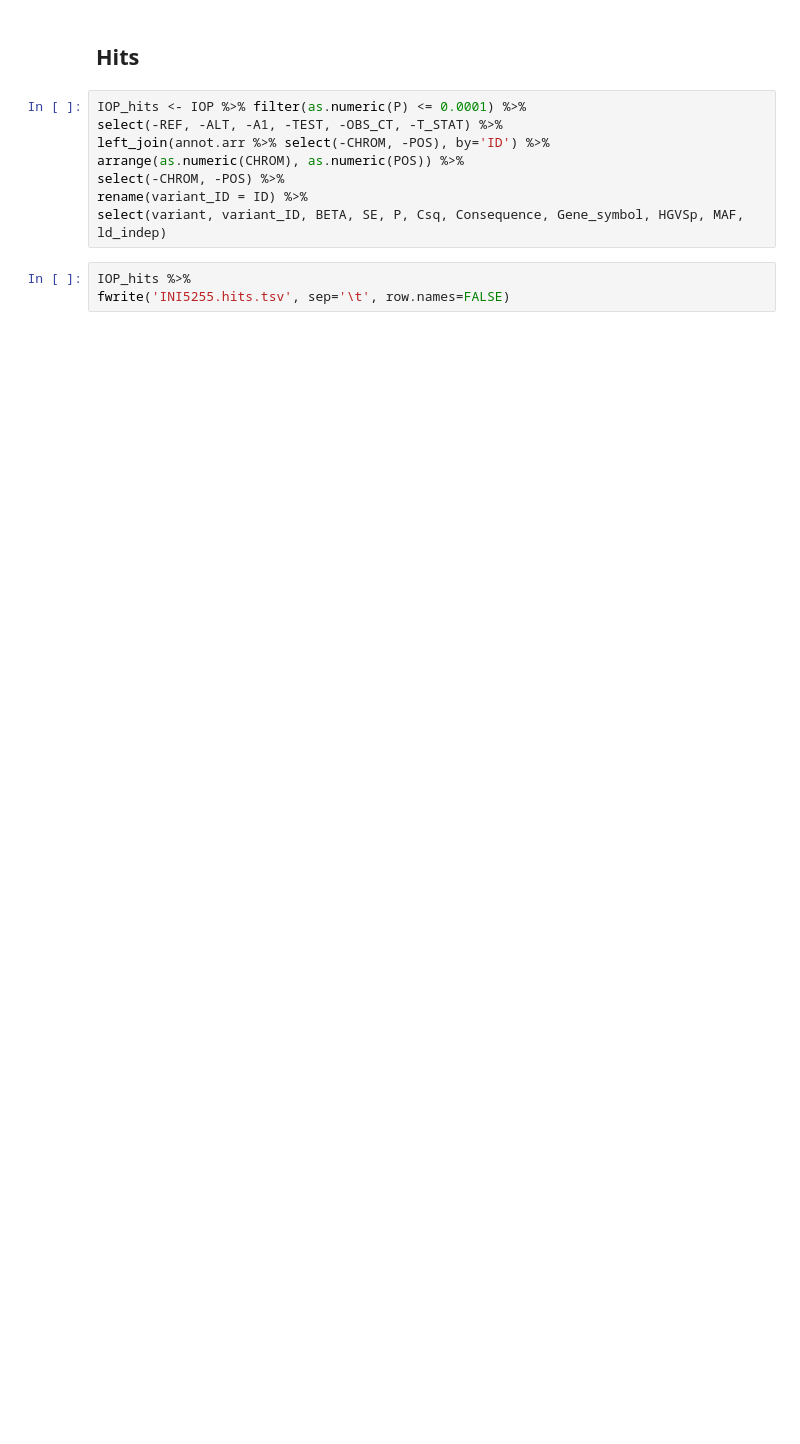
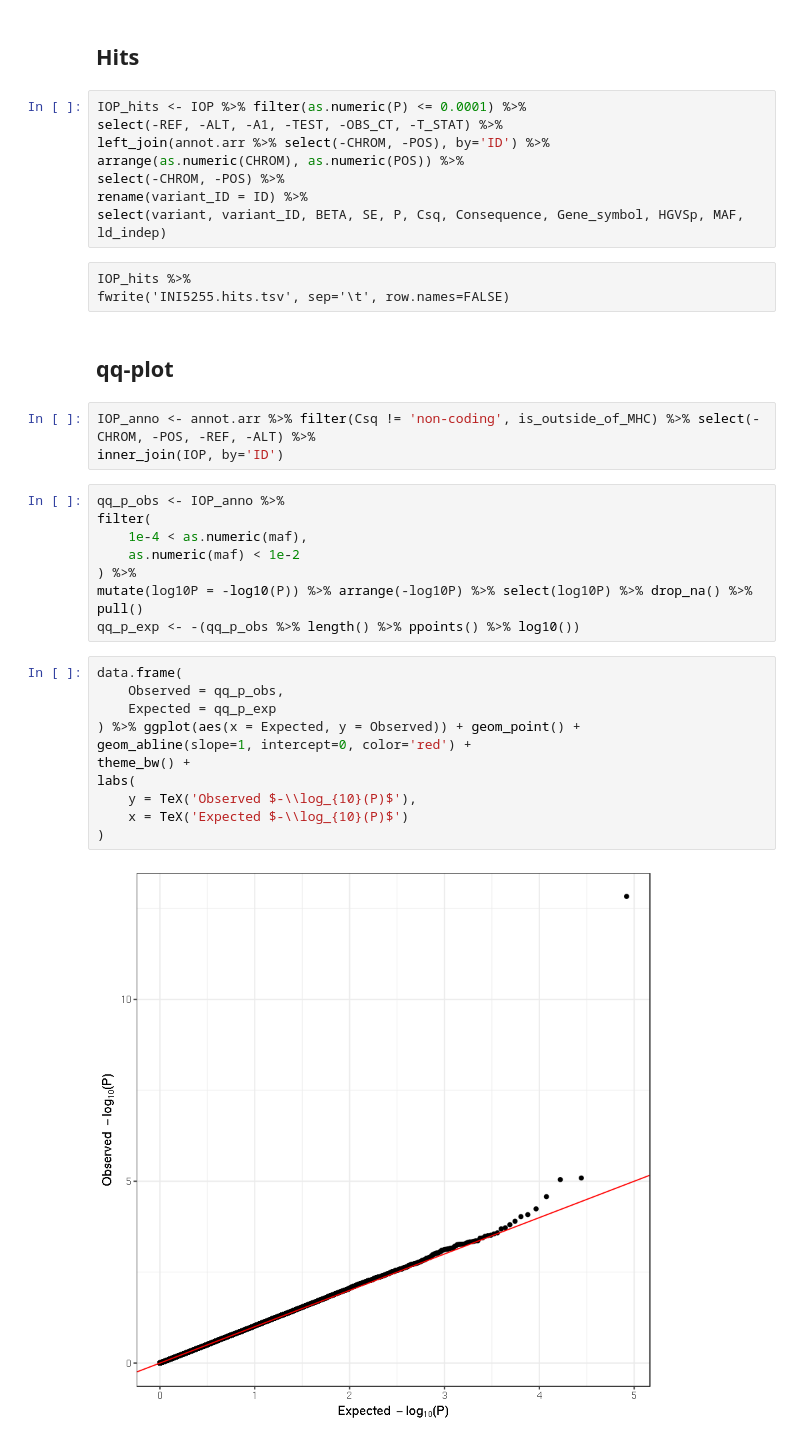
Before and after one commit to rivas-lab/ANGPTL7, a Jupyter notebook: notebook/ukbb_summary_stats_analysis/ANGPTL7_IOP.ipynb, the cells around one changed output. Cells and saved outputs as stored; diff of their text form; blank space fills up the shorter version.

```diff
--- a/notebook/ukbb_summary_stats_analysis/ANGPTL7_IOP.ipynb
+++ b/notebook/ukbb_summary_stats_analysis/ANGPTL7_IOP.ipynb
@@ -121,6 +125,32 @@ arrange(as.numeric(CHROM), as.numeric(POS)) %>%
 select(-CHROM, -POS) %>%
 rename(variant_ID = ID) %>%
 select(variant, variant_ID, BETA, SE, P, Csq, Consequence, Gene_symbol, HGVSp, MAF, ld_indep)
-# %%
-IOP_hits %>%
-fwrite('INI5255.hits.tsv', sep='\t', row.names=FALSE)
+# %% [raw]
+IOP_hits %>%
+fwrite('INI5255.hits.tsv', sep='\t', row.names=FALSE)
+# %% [markdown]
+## qq-plot
+# %%
+IOP_anno <- annot.arr %>% filter(Csq != 'non-coding', is_outside_of_MHC) %>% select(-CHROM, -POS, -REF, -ALT) %>%
+inner_join(IOP, by='ID')
+# %%
+qq_p_obs <- IOP_anno %>%
+filter(
+    1e-4 < as.numeric(maf),
+    as.numeric(maf) < 1e-2
+) %>%
+mutate(log10P = -log10(P)) %>% arrange(-log10P) %>% select(log10P) %>% drop_na() %>% pull()
+qq_p_exp <- -(qq_p_obs %>% length() %>% ppoints() %>% log10())
+# %%
+data.frame(
+    Observed = qq_p_obs,
+    Expected = qq_p_exp
+) %>% ggplot(aes(x = Expected, y = Observed)) + geom_point() +
+geom_abline(slope=1, intercept=0, color='red') +
+theme_bw() +
+labs(
+    y = TeX('Observed $-\\log_{10}(P)$'),
+    x = TeX('Expected $-\\log_{10}(P)$')
+)
+# %% [output]
+[figure, added]
```
Also changed, not shown: parts of 8 cells of this notebook, 9 other files.
